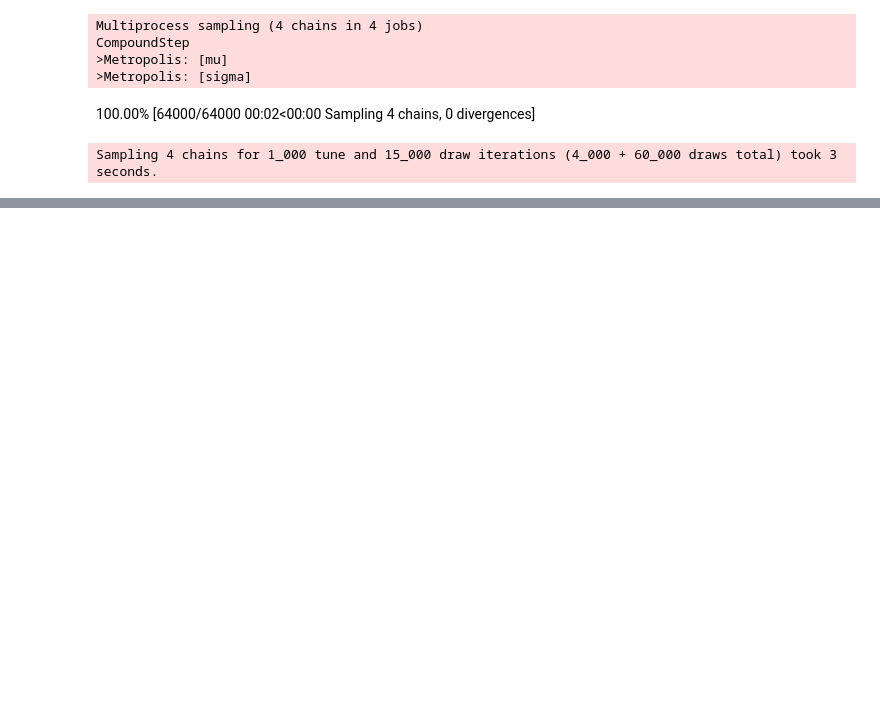
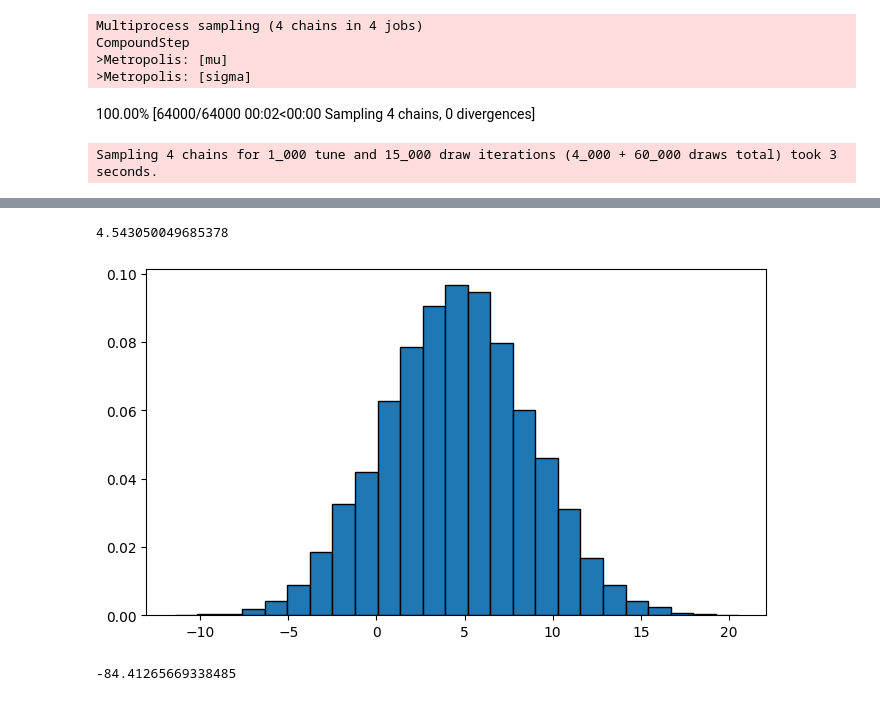
Before and after one commit to jackburbidge/portfolio, a Jupyter notebook: pima_indians_diabetes/pima_indians_Bayesian_MCMC.ipynb, the cells around one changed output, grey strips where cells are left out. Saved outputs shown, nothing was run; the diff lists cells and outputs as text; code cells hidden in the pictures; blank space fills up the shorter version.

Commit message:
Working on MCMC Model

```diff
--- a/pima_indians_diabetes/pima_indians_Bayesian_MCMC.ipynb
+++ b/pima_indians_diabetes/pima_indians_Bayesian_MCMC.ipynb
@@ -70,0 +92,7 @@ plt.show()
+# %%
+with pm.Model():
+    mu = pm.Normal('mu', mu=0, sigma=4)
+    sigma = pm.Lognormal('sigma', mu=2.5, sigma=10)
+    pmbp = pm.Normal('bp', mu=mu, sigma=sigma, observed=np.array(bp)[:20])
+    step = pm.Metropolis()
+    trace = pm.sample(draws=15000, step=step)
@@ -70,0 +106,16 @@ plt.show()
+# %%
+stacked = az.extract(trace)
+# %%
+stacked.mu.values.mean()
+# %% [output]
+4.543050049685378
+# %%
+plt.figure(figsize=[8,4.5])
+plt.hist(stacked.mu.values, edgecolor='black', density=True, bins=25)
+plt.show()
+# %% [output]
+[figure, added]
+# %%
+stacked.sigma.values.mean() - stacked.sigma.values.std()**2
+# %% [output]
+-84.41265669338485
```
Also changed, not shown: parts of 10 cells of this notebook.
